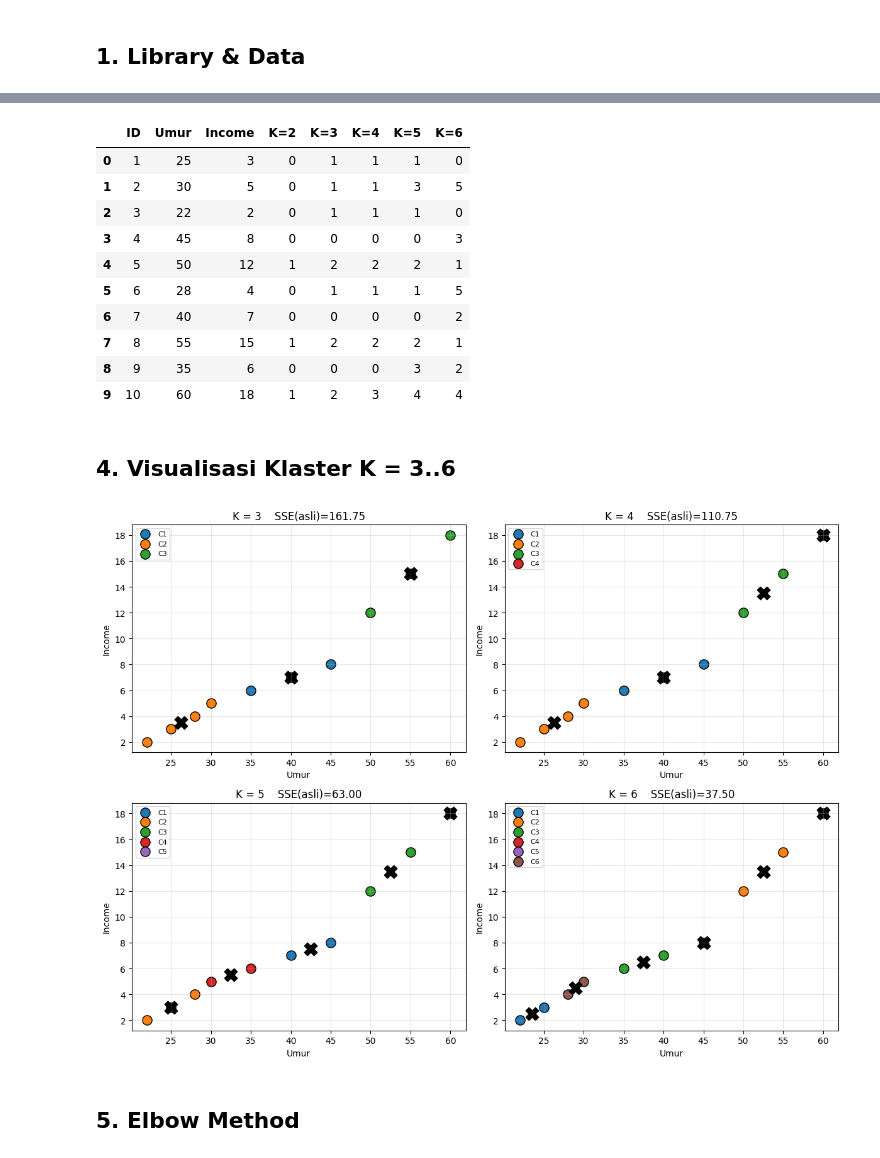
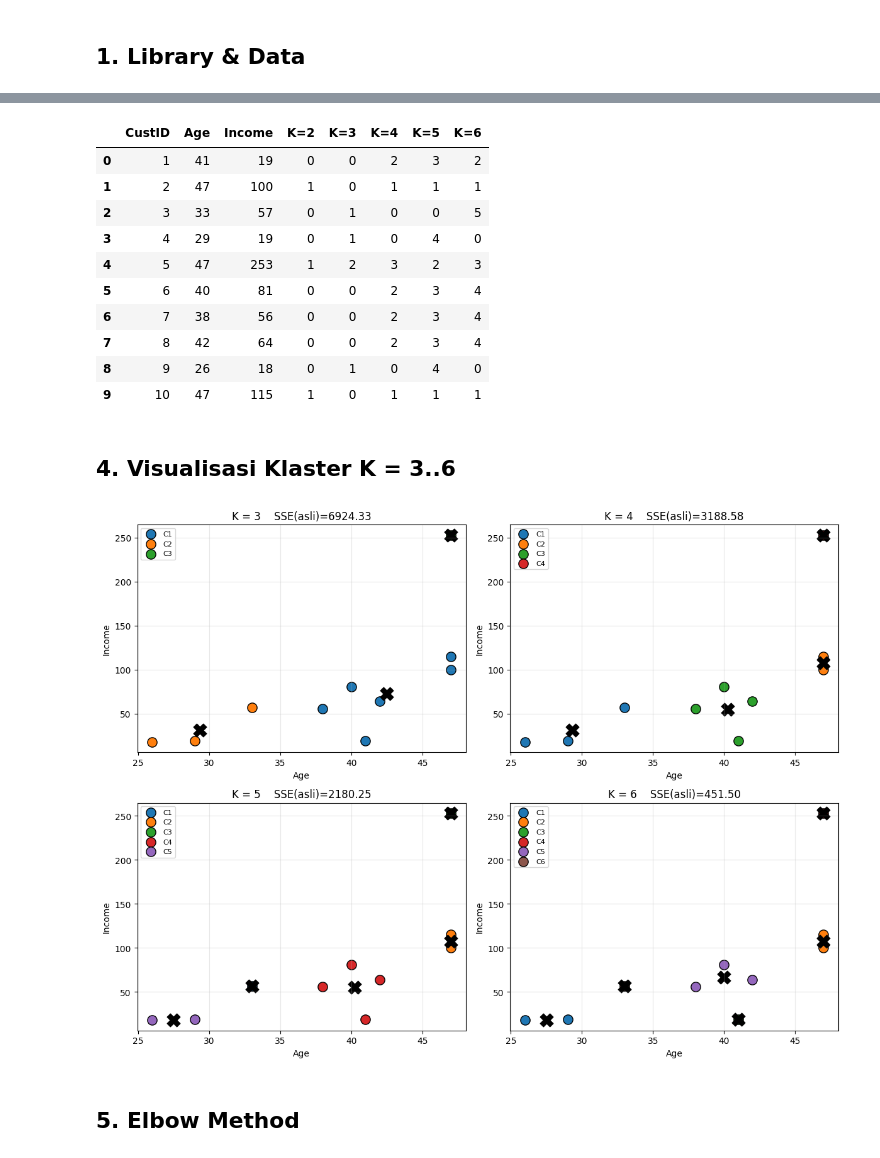
Before and after one commit to ravi-arnan/DataMining, a Jupyter notebook: Tugas2_KMeans_Elbow.ipynb, the cells around one changed output, grey strips where cells are left out. Cells and saved outputs as stored; diff of their text form; code cells hidden in the pictures.

```diff
--- a/Tugas2_KMeans_Elbow.ipynb
+++ b/Tugas2_KMeans_Elbow.ipynb
@@ -43,13 +44,13 @@ data
 # %%
-X = data[['Umur', 'Income']].values
+X = data[['Age', 'Income']].values
 
 plt.figure(figsize=(7, 5))
 plt.scatter(X[:, 0], X[:, 1], s=120, c='steelblue', edgecolors='k')
 for i, row in data.iterrows():
-    plt.annotate(f"P{row['ID']}", (row['Umur'] + 0.4, row['Income'] + 0.2))
-plt.xlabel('Umur (tahun)')
-plt.ylabel('Income (juta/bln)')
-plt.title('Sebaran Data — Umur vs Income')
+    plt.annotate(f"P{row['CustID']}", (row['Age'] + 0.4, row['Income'] + 2))
+plt.xlabel('Age (tahun)')
+plt.ylabel('Income')
+plt.title('Sebaran Data Pelanggan — Age vs Income')
 plt.grid(alpha=0.3)
 plt.show()
 # %% [output]
@@ -88,13 +89,14 @@ def kmeans_manual(X, centroids_awal, max_iter=20):
         centroids = new_centroids
     return centroids, labels, history
 
-centroids_awal = [X[0], X[-1]]  # P1 dan P10
+# Centroid awal sesuai slide: P1=(41,19) dan P2=(47,100)
+centroids_awal = [X[0], X[1]]
 centroids2, labels2, hist2 = kmeans_manual(X, centroids_awal)
 
 print(f'Konvergen setelah {len(hist2)} iterasi.')
 for h in hist2:
     print(f"\nIterasi {h['iter']}:")
-    print(f"  Centroid C1 = {h['centroids'][0]}")
-    print(f"  Centroid C2 = {h['centroids'][1]}")
+    print(f"  Centroid C1 = {np.round(h['centroids'][0], 2)}")
+    print(f"  Centroid C2 = {np.round(h['centroids'][1], 2)}")
     print(f"  Label       = {h['labels']}")
 # %% [output]
@@ -117,8 +125,8 @@ for i, x in enumerate(X):
     d1 = euclid(x, c1)
     d2 = euclid(x, c2)
     tabel.append({
-        'Titik': f'P{i+1}',
-        'Umur': x[0],
+        'CustID': i + 1,
+        'Age': x[0],
         'Income': x[1],
         f'Jarak ke C1{tuple(c1)}': round(d1, 3),
         f'Jarak ke C2{tuple(c2)}': round(d2, 3),
@@ -184,40 +192,40 @@ K=6  SSE(scaled)=0.4366   SSE(asli)=37.50
 # %%
 # Tampilkan label per K
-df_label = data[['ID', 'Umur', 'Income']].copy()
+df_label = data[['CustID', 'Age', 'Income']].copy()
 for k in [2, 3, 4, 5, 6]:
     df_label[f'K={k}'] = hasil[k]['labels']
 df_label
 # %% [output]
-|  | ID | Umur | Income | K=2 | K=3 | K=4 | K=5 | K=6 |
-| 0 | 1 | 25 | 3 | 0 | 1 | 1 | 1 | 0 |
-| 1 | 2 | 30 | 5 | 0 | 1 | 1 | 3 | 5 |
-| 2 | 3 | 22 | 2 | 0 | 1 | 1 | 1 | 0 |
-| 3 | 4 | 45 | 8 | 0 | 0 | 0 | 0 | 3 |
-| 4 | 5 | 50 | 12 | 1 | 2 | 2 | 2 | 1 |
-| 5 | 6 | 28 | 4 | 0 | 1 | 1 | 1 | 5 |
-| 6 | 7 | 40 | 7 | 0 | 0 | 0 | 0 | 2 |
-| 7 | 8 | 55 | 15 | 1 | 2 | 2 | 2 | 1 |
-| 8 | 9 | 35 | 6 | 0 | 0 | 0 | 3 | 2 |
-| 9 | 10 | 60 | 18 | 1 | 2 | 3 | 4 | 4 |
+|  | CustID | Age | Income | K=2 | K=3 | K=4 | K=5 | K=6 |
+| 0 | 1 | 41 | 19 | 0 | 0 | 2 | 3 | 2 |
+| 1 | 2 | 47 | 100 | 1 | 0 | 1 | 1 | 1 |
+| 2 | 3 | 33 | 57 | 0 | 1 | 0 | 0 | 5 |
+| 3 | 4 | 29 | 19 | 0 | 1 | 0 | 4 | 0 |
+| 4 | 5 | 47 | 253 | 1 | 2 | 3 | 2 | 3 |
+| 5 | 6 | 40 | 81 | 0 | 0 | 2 | 3 | 4 |
+| 6 | 7 | 38 | 56 | 0 | 0 | 2 | 3 | 4 |
+| 7 | 8 | 42 | 64 | 0 | 0 | 2 | 3 | 4 |
+| 8 | 9 | 26 | 18 | 0 | 1 | 0 | 4 | 0 |
+| 9 | 10 | 47 | 115 | 1 | 0 | 1 | 1 | 1 |
 # %% [markdown]
 ## 4. Visualisasi Klaster K = 3..6
 # %%
 fig, axs = plt.subplots(2, 2, figsize=(12, 9))
 for ax, k in zip(axs.flatten(), [3, 4, 5, 6]):
     labels = hasil[k]['labels']
     centers = hasil[k]['centers_asli']
     cmap = plt.get_cmap('tab10')
     for c in range(k):
         pts = X[labels == c]
         ax.scatter(pts[:, 0], pts[:, 1], color=cmap(c), s=120, edgecolors='k', label=f'C{c+1}')
     ax.scatter(centers[:, 0], centers[:, 1], marker='X', c='black', s=220)
     ax.set_title(f'K = {k}    SSE(asli)={hasil[k]["sse_asli"]:.2f}')
-    ax.set_xlabel('Umur'); ax.set_ylabel('Income')
+    ax.set_xlabel('Age'); ax.set_ylabel('Income')
     ax.grid(alpha=0.3); ax.legend(fontsize=8)
 plt.tight_layout()
 plt.show()
 # %% [output]
-[figure, old version]
+[figure, new version]
 # %% [markdown]
 ## 5. Elbow Method
 # %%
```
Also changed, not shown: parts of 10 cells of this notebook, 6 other files.
